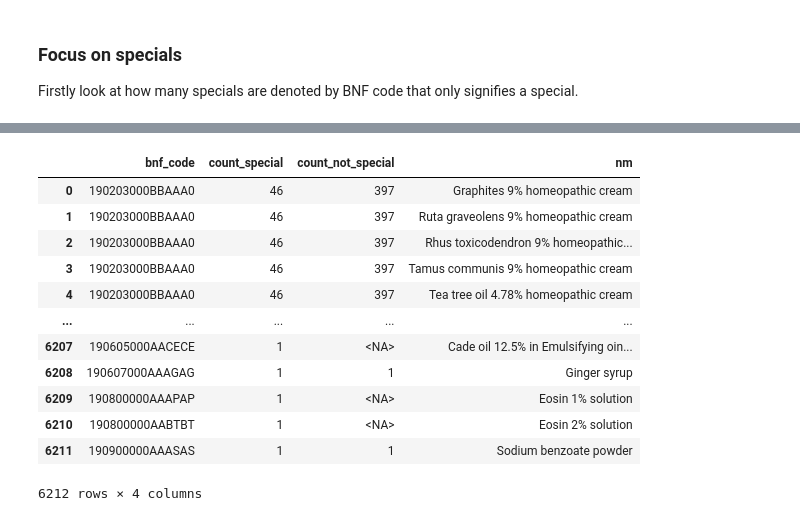
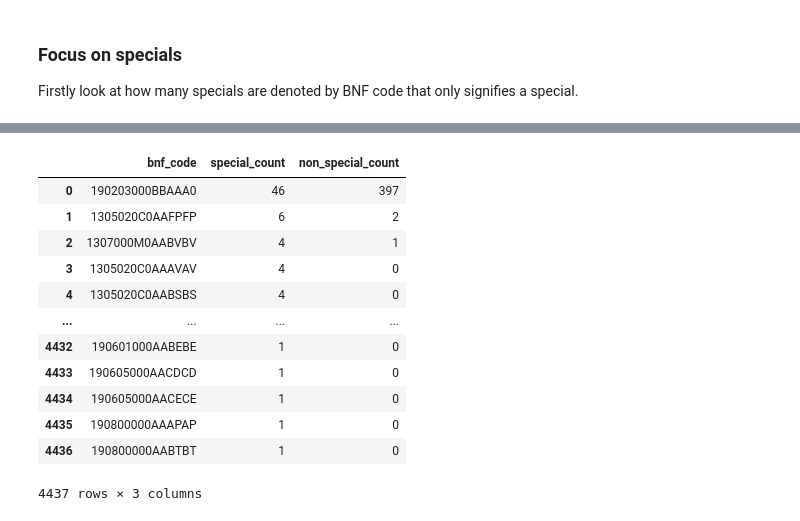
Before and after one commit to ebmdatalab/op-specials-measure, a Jupyter notebook: notebooks/Specials_analysis.ipynb, the cells around one changed output, grey strips where cells are left out. Cells and saved outputs as stored; diff of their text form; code cells hidden in the pictures.

```diff
--- a/notebooks/Specials_analysis.ipynb
+++ b/notebooks/Specials_analysis.ipynb
@@ -491,21 +450,33 @@ vmp_DF = bq.cached_read(sql, csv_path=os.path.join('../','data','vmp_data.csv'))
-# %%
-merged_df = merged_df.merge(
-    vmp_DF,
-    on='bnf_code',
-    how='left'
-)
-merged_df
-# %% [output]
-|  | bnf_code | count_special | count_not_special | nm |
-| 0 | 190203000BBAAA0 | 46 | 397 | Graphites 9% homeopathic cream |
-| 1 | 190203000BBAAA0 | 46 | 397 | Ruta graveolens 9% homeopathic cream |
-| 2 | 190203000BBAAA0 | 46 | 397 | Rhus toxicodendron 9% homeopathic... |
-| 3 | 190203000BBAAA0 | 46 | 397 | Tamus communis 9% homeopathic cream |
-| 4 | 190203000BBAAA0 | 46 | 397 | Tea tree oil 4.78% homeopathic cream |
-| ... | ... | ... | ... | ... |
-| 6207 | 190605000AACECE | 1 | <NA> | Cade oil 12.5% in Emulsifying oin... |
-| 6208 | 190607000AAAGAG | 1 | 1 | Ginger syrup |
-| 6209 | 190800000AAAPAP | 1 | <NA> | Eosin 1% solution |
-| 6210 | 190800000AABTBT | 1 | <NA> | Eosin 2% solution |
-| 6211 | 190900000AAASAS | 1 | 1 | Sodium benzoate powder |
-6212 rows × 4 columns
+# %%
+sql = '''
+SELECT
+    bnf_code,
+    SUM(CASE WHEN avail_restrict = 6 THEN 1 ELSE 0 END) AS special_count,
+    SUM(CASE WHEN avail_restrict != 6 THEN 1 ELSE 0 END) AS non_special_count
+FROM
+    `ebmdatalab.dmd.amp`
+WHERE
+    bnf_code IS NOT NULL
+GROUP BY
+    bnf_code
+HAVING
+    special_count > 0
+ORDER BY
+    special_count DESC, non_special_count DESC;
+'''
+spec_non_spec_count_DF = bq.cached_read(sql, csv_path=os.path.join('../','data','spec_non_spec_count.csv'))
+spec_non_spec_count_DF
+# %% [output]
+|  | bnf_code | special_count | non_special_count |
+| 0 | 190203000BBAAA0 | 46 | 397 |
+| 1 | 1305020C0AAFPFP | 6 | 2 |
+| 2 | 1307000M0AABVBV | 4 | 1 |
+| 3 | 1305020C0AAAVAV | 4 | 0 |
+| 4 | 1305020C0AABSBS | 4 | 0 |
+| ... | ... | ... | ... |
+| 4432 | 190601000AABEBE | 1 | 0 |
+| 4433 | 190605000AACDCD | 1 | 0 |
+| 4434 | 190605000AACECE | 1 | 0 |
+| 4435 | 190800000AAAPAP | 1 | 0 |
+| 4436 | 190800000AABTBT | 1 | 0 |
+4437 rows × 3 columns
```
Also changed, not shown: parts of 24 cells of this notebook, 1 other file.
